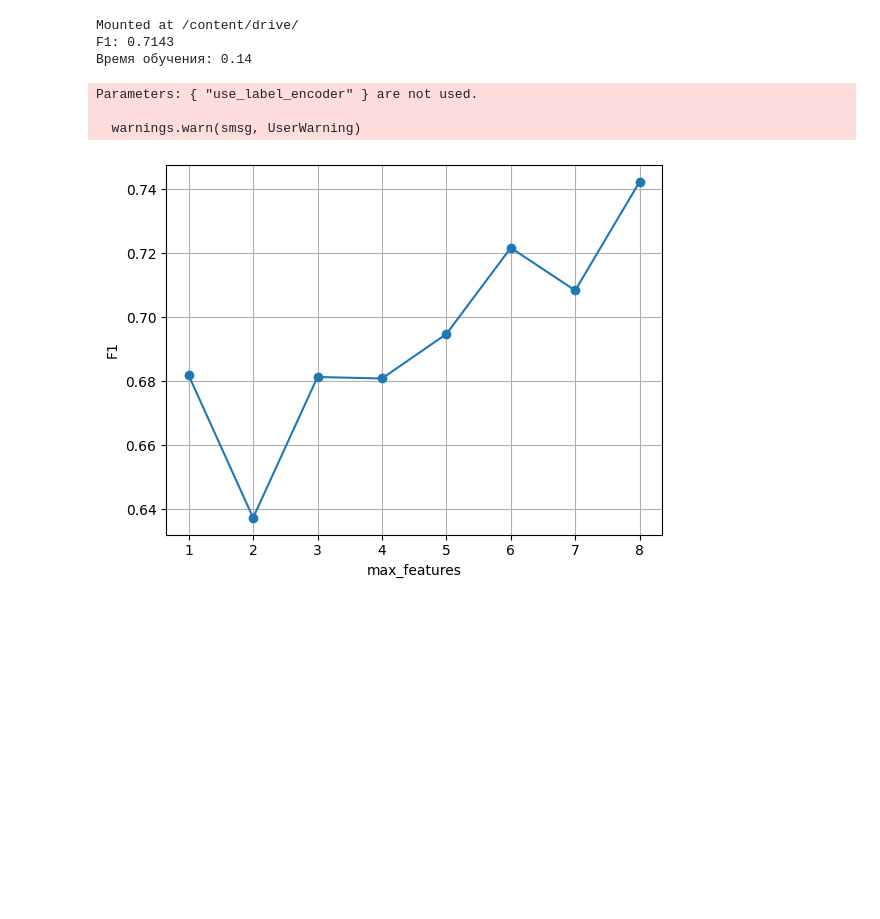
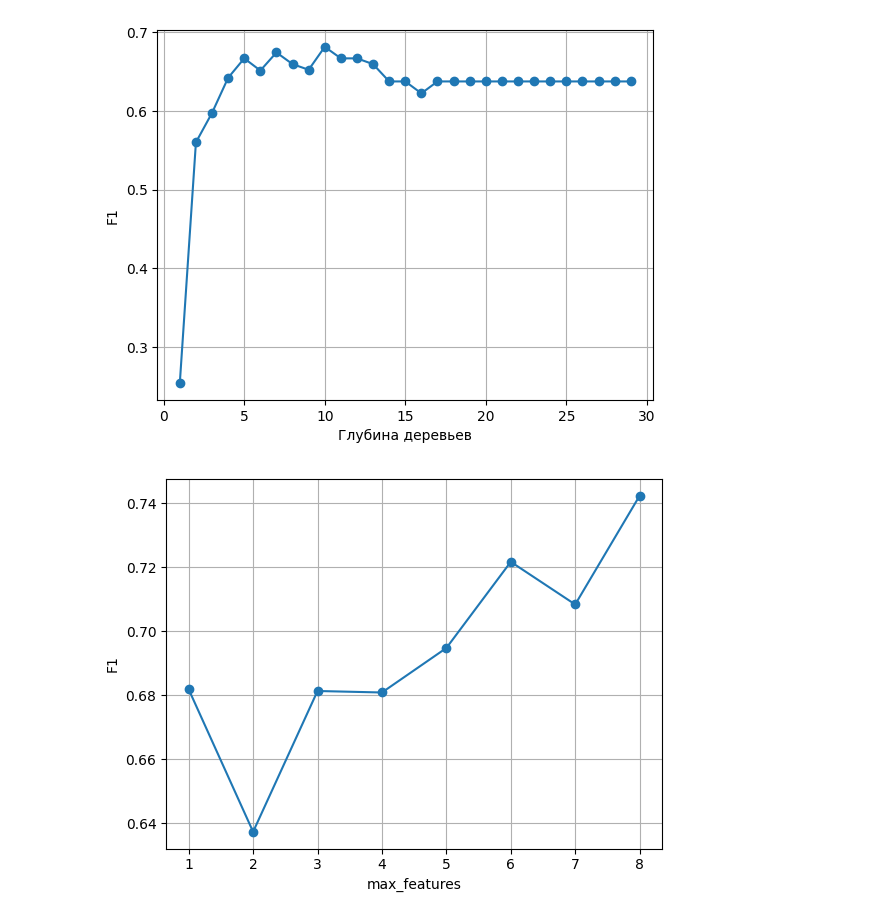
Before and after one commit to Filewion/ML-labs, a Jupyter notebook: Lab5/5.2/Lab5.2.ipynb, the cells around one changed output. Saved outputs shown, nothing was run; the diff lists cells and outputs as text; code cells hidden in the pictures; blank space fills up the shorter version.

```diff
--- a/Lab5/5.2/Lab5.2.ipynb
+++ b/Lab5/5.2/Lab5.2.ipynb
@@ -20,32 +16,27 @@ Parameters: { "use_label_encoder" } are not used.
 # %%
-df = pd.read_csv("diabetes.csv")
+df = pd.read_csv("/content/drive/My Drive/data/diabetes.csv")
 
 X = df.drop("Outcome", axis=1)
 y = df["Outcome"]
 
 X_train, X_test, y_train, y_test = train_test_split(X, y, test_size=0.2, random_state=0)
 
 depths = range(1, 30)
 f1_scores_depth = []
 
 for d in depths:
     clf = RandomForestClassifier(max_depth=d, random_state=0)
     clf.fit(X_train, y_train)
     y_pred = clf.predict(X_test)
     f1_scores_depth.append(f1_score(y_test, y_pred))
 
 plt.plot(depths, f1_scores_depth, marker='o')
 plt.xlabel("Глубина деревьев")
 plt.ylabel("F1")
 plt.grid()
 plt.show()
 # %% [output]
-Mounted at /content/drive/
-F1: 0.7143
-Время обучения: 0.14
-Parameters: { "use_label_encoder" } are not used.
-
-  warnings.warn(smsg, UserWarning)
+[figure, added]
 # %%
 features_range = range(1, X.shape[1] + 1)
 f1score_features = []
```
Also changed, not shown: parts of 4 cells of this notebook.
